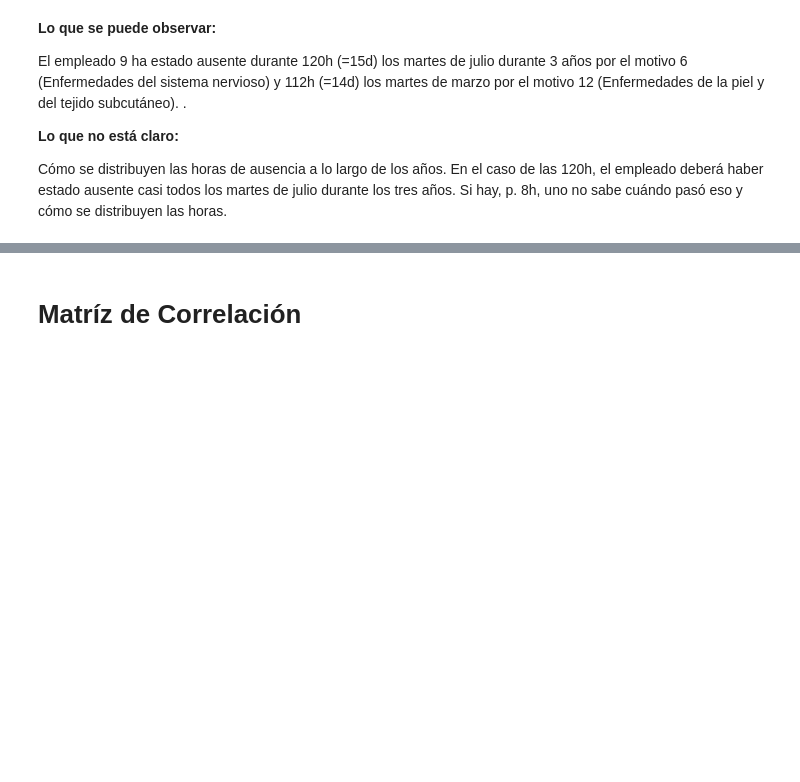
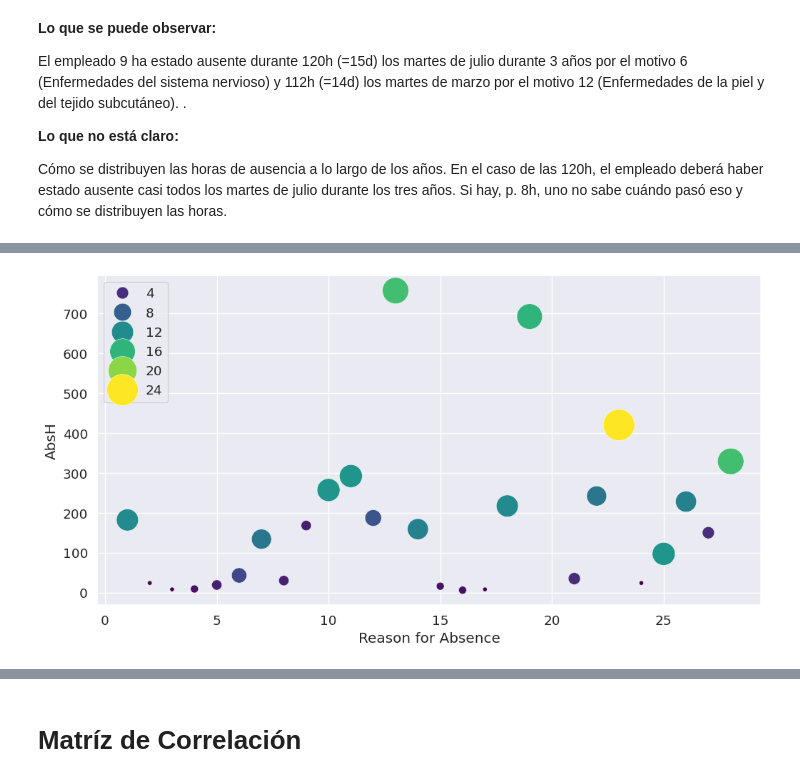
Before and after one commit to christmasv/Proyectos-de-ML, a Jupyter notebook: absentismo_modelo_rlogistica.ipynb, the cells around one changed output, grey strips where cells are left out. Saved outputs shown, nothing was run; the diff lists cells and outputs as text; code cells hidden in the pictures; blank space fills up the shorter version.

```diff
--- a/absentismo_modelo_rlogistica.ipynb
+++ b/absentismo_modelo_rlogistica.ipynb
@@ -285,0 +363,5 @@ Cómo se distribuyen las horas de ausencia a lo largo de los años. En el caso d
+# %%
+reason_df = pd.concat([data.groupby('Reason for Absence')['Absenteeism Time in Hours'].sum(), data.groupby('Reason for Absence')['ID'].nunique()], axis=1, sort=False)
+reason_df.columns = ['AbsH', 'AbsIDs']
+
+reason_df.head(5)
@@ -285,0 +411,8 @@ Cómo se distribuyen las horas de ausencia a lo largo de los años. En el caso d
+# %%
+plt.figure(figsize = (12,6))
+p1 = sns.scatterplot(x=reason_df.index[1:], y="AbsH", size="AbsIDs", hue ="AbsIDs", palette = cm,
+                sizes=(20, 1000),data=reason_df[1:], markers = True)
+plt.legend(loc='upper left')
+plt.show()
+# %% [output]
+[figure, added]
```
Also changed, not shown: parts of 23 cells of this notebook.
